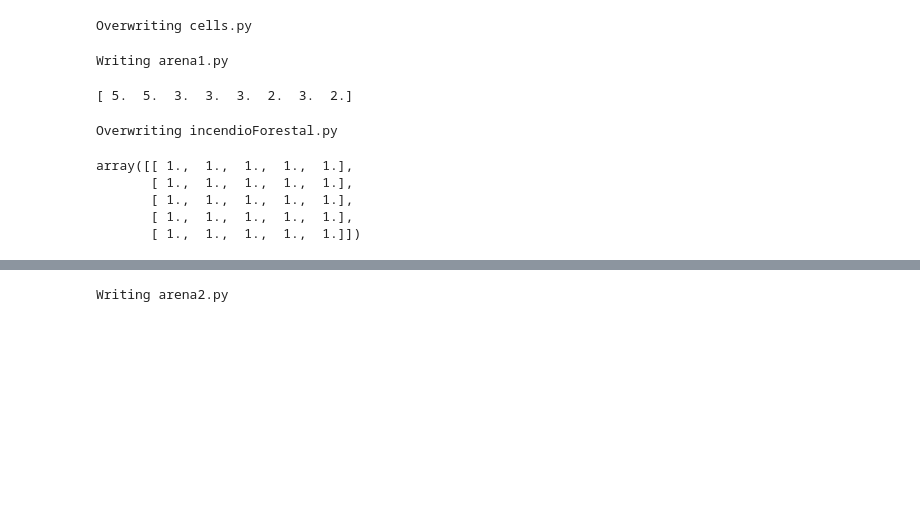
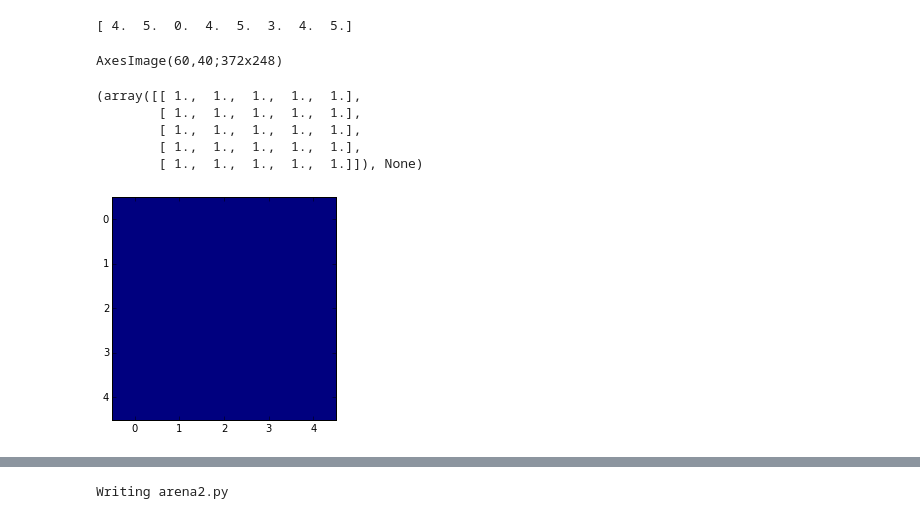
Before and after one commit to LoreMD/proyectoMateCompu, a Jupyter notebook: TodoEsIncreible.ipynb, the cells around one changed output, grey strips where cells are left out. Saved outputs shown, nothing was run; the diff lists cells and outputs as text; code cells hidden in the pictures; blank space fills up the shorter version.

```diff
--- a/TodoEsIncreible.ipynb
+++ b/TodoEsIncreible.ipynb
@@ -4,8 +5,6 @@ import matplotlib.pyplot as plt
 from random import randint, random
 #nada tiene acentos porque con acentos no se pueden llamar los archivos, lo mismo con la ñ
 # %%
-%%file cells.py
-
 class Cell:
     def __init__(self,state,edge=False):
         """
@@ -93,6 +92,12 @@ class Cell:
         if self.state == 0 and random()<=p: #por que no random.random()??
             self.state=1
 
+    def algunasEnLlamas(self):
+        if random()<0.30:
+            self.state=2
+        else:
+            self.state=1
+
     #esto es pila de arena2
     def nuevoEstadoArena2(self,estadoActual,K):
         """
@@ -112,11 +117,7 @@ class Cell:
     """
     las demas funciones de pila de arena 2 son iguales a las de pila de arena 1 y no tenia caso copiarlas dos veces
     """
-# %% [output]
-Overwriting cells.py
 # %%
-%%file arena1.py
-
 class PilaArena:
     def __init__(self,L):
         """
@@ -202,22 +203,14 @@ class PilaArena:
         """
         self.dinamica()
         self.wipe()
-# %% [output]
-Writing arena1.py
 # %%
 pa=PilaArena(10)
 pa.crea()
 pa.startRandom()
 pa.toString()
 # %% [output]
-[ 5.  5.  3.  3.  3.  2.  3.  2.]
+[ 4.  5.  0.  4.  5.  3.  4.  5.]
 # %%
-%%file incendioForestal.py
-
-import numpy as np
-import matplotlib.pyplot as plt
-from random import randint, random
-
 class Bosque():
     def __init__(self,L,f,p):
         """
@@ -275,7 +268,7 @@ class Bosque():
         """
         funcion semi-provisional para poder probar el bosque con un "solo germen"
         """
-        self.estadoActual[5,5]=Cell(2)
+        self.estadoActual[2,2]=Cell(2)
 
 
     def creaEstadoEstatico(self):
@@ -325,26 +318,37 @@ class Bosque():
         """
         self.dinamica()
         self.cuentaEstados()
+        self.imprime()
 
-    """
-    falta lo de la correlacion e(p)
-    """
+    def startFuego(self):
+        """
+        se asigna valor a las Cells (vivas o quemandose)
+        """
+        for i in xrange(1,self.L-1,1):
+            for j in xrange(1,self.L-1,1):
+                self.estadoActual[i,j].algunasEnLlamas()
 
     def imprime(self):
+        """
+        muestra los diferentes numeros de diferentes colores
+        pero solo lo hace con el ultimo
+        """
+        #arreglarlo con un subplot??
+        #anyway sería mejor una animación
         estatico=self.creaEstadoEstatico()
-        plt.imshow(estatico)
-        plt.show()
+        colores=plt.imshow(estatico[1:self.L-1,1:self.L-1])
+        print colores
-# %% [output]
-Overwriting incendioForestal.py
 # %%
-b=bosque(5+2,0.5,0.5)
+b=Bosque(5+2,0.05,0.05)
 b.crea()
-b.toString()
+b.toString(), b.imprime()
 # %% [output]
-array([[ 1.,  1.,  1.,  1.,  1.],
-       [ 1.,  1.,  1.,  1.,  1.],
-       [ 1.,  1.,  1.,  1.,  1.],
-       [ 1.,  1.,  1.,  1.,  1.],
-       [ 1.,  1.,  1.,  1.,  1.]])
+AxesImage(60,40;372x248)
+(array([[ 1.,  1.,  1.,  1.,  1.],
+        [ 1.,  1.,  1.,  1.,  1.],
+        [ 1.,  1.,  1.,  1.,  1.],
+        [ 1.,  1.,  1.,  1.,  1.],
+        [ 1.,  1.,  1.,  1.,  1.]]), None)
+[figure, added]
 # %%
 b.empiezaFuego()
```
Also changed, not shown: parts of 8 cells of this notebook, 1 other file.
